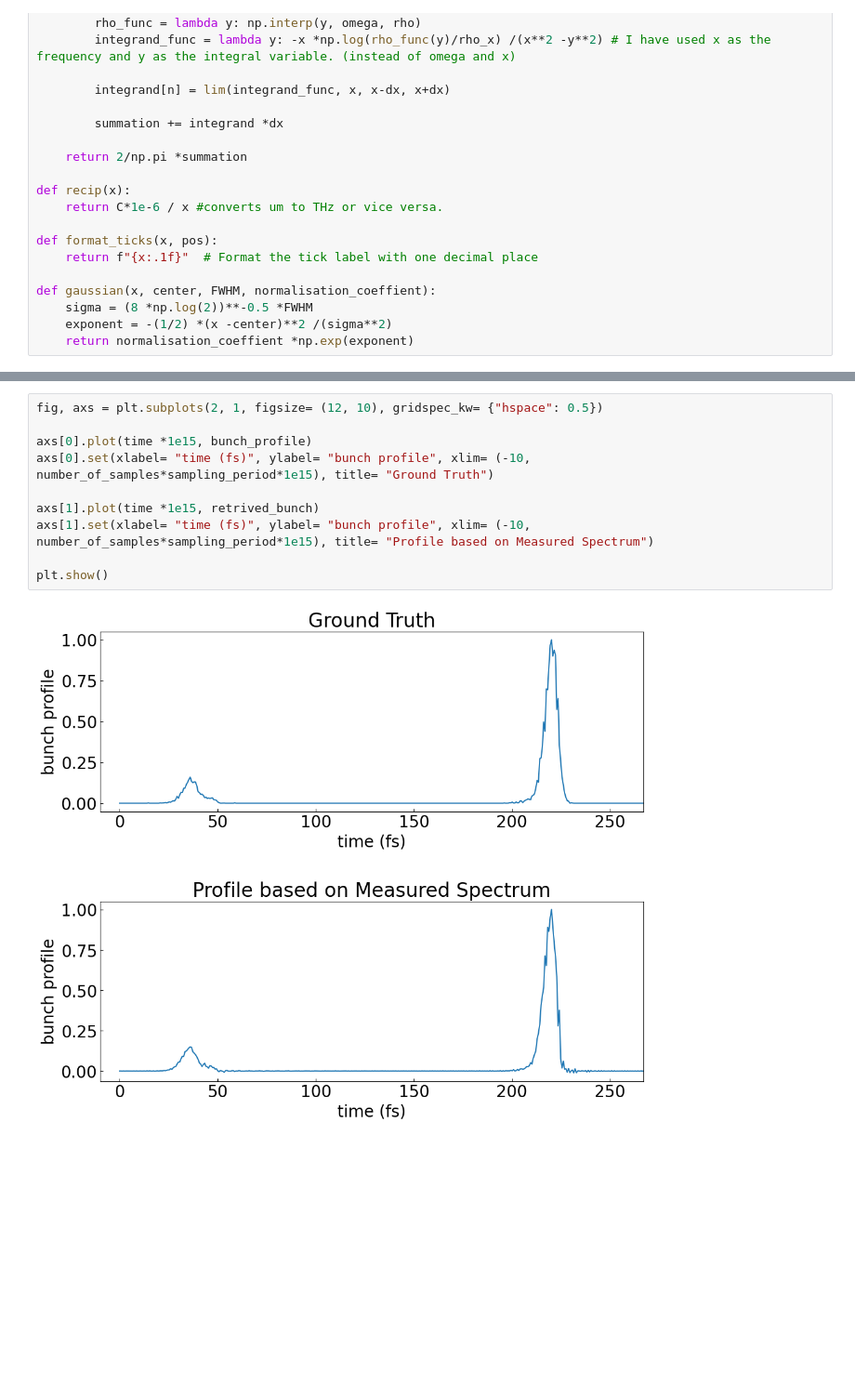
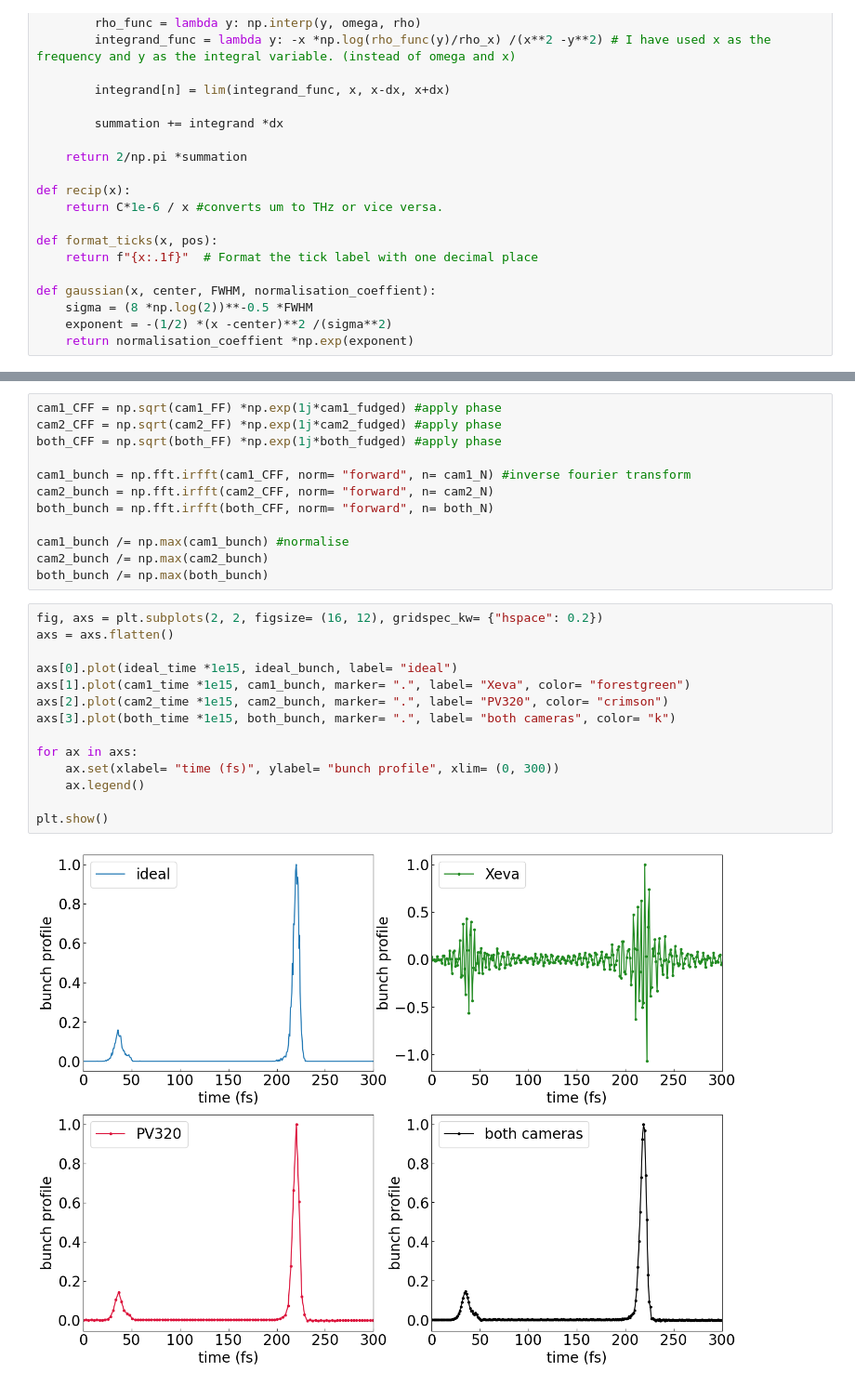
Before and after one commit to Jammi-Dodgers/THz-interferometry, a Jupyter notebook: interferometry/kramers_kronig.ipynb, the cells around one changed output, grey strips where cells are left out. Shown at 93% size. Saved outputs shown, nothing was run; the diff lists cells and outputs as text; blank space fills up the shorter version.

```diff
--- a/interferometry/kramers_kronig.ipynb
+++ b/interferometry/kramers_kronig.ipynb
@@ -152,12 +213,28 @@ retrived_bunch /= np.max(retrived_bunch) #normalise
-# %%
-fig, axs = plt.subplots(2, 1, figsize= (12, 10), gridspec_kw= {"hspace": 0.5})
-
-axs[0].plot(time *1e15, bunch_profile)
-axs[0].set(xlabel= "time (fs)", ylabel= "bunch profile", xlim= (-10, number_of_samples*sampling_period*1e15), title= "Ground Truth")
-
-axs[1].plot(time *1e15, retrived_bunch)
-axs[1].set(xlabel= "time (fs)", ylabel= "bunch profile", xlim= (-10, number_of_samples*sampling_period*1e15), title= "Profile based on Measured Spectrum")
-
-plt.show()
-# %% [output]
-[figure, removed]
+# %%
+cam1_CFF = np.sqrt(cam1_FF) *np.exp(1j*cam1_fudged) #apply phase
+cam2_CFF = np.sqrt(cam2_FF) *np.exp(1j*cam2_fudged) #apply phase
+both_CFF = np.sqrt(both_FF) *np.exp(1j*both_fudged) #apply phase
+
+cam1_bunch = np.fft.irfft(cam1_CFF, norm= "forward", n= cam1_N) #inverse fourier transform
+cam2_bunch = np.fft.irfft(cam2_CFF, norm= "forward", n= cam2_N)
+both_bunch = np.fft.irfft(both_CFF, norm= "forward", n= both_N)
+
+cam1_bunch /= np.max(cam1_bunch) #normalise
+cam2_bunch /= np.max(cam2_bunch)
+both_bunch /= np.max(both_bunch)
+# %%
+fig, axs = plt.subplots(2, 2, figsize= (16, 12), gridspec_kw= {"hspace": 0.2})
+axs = axs.flatten()
+
+axs[0].plot(ideal_time *1e15, ideal_bunch, label= "ideal")
+axs[1].plot(cam1_time *1e15, cam1_bunch, marker= ".", label= "Xeva", color= "forestgreen")
+axs[2].plot(cam2_time *1e15, cam2_bunch, marker= ".", label= "PV320", color= "crimson")
+axs[3].plot(both_time *1e15, both_bunch, marker= ".", label= "both cameras", color= "k")
+
+for ax in axs:
+    ax.set(xlabel= "time (fs)", ylabel= "bunch profile", xlim= (0, 300))
+    ax.legend()
+
+plt.show()
+# %% [output]
+[figure, added]
```
Also changed, not shown: parts of 11 cells of this notebook.
